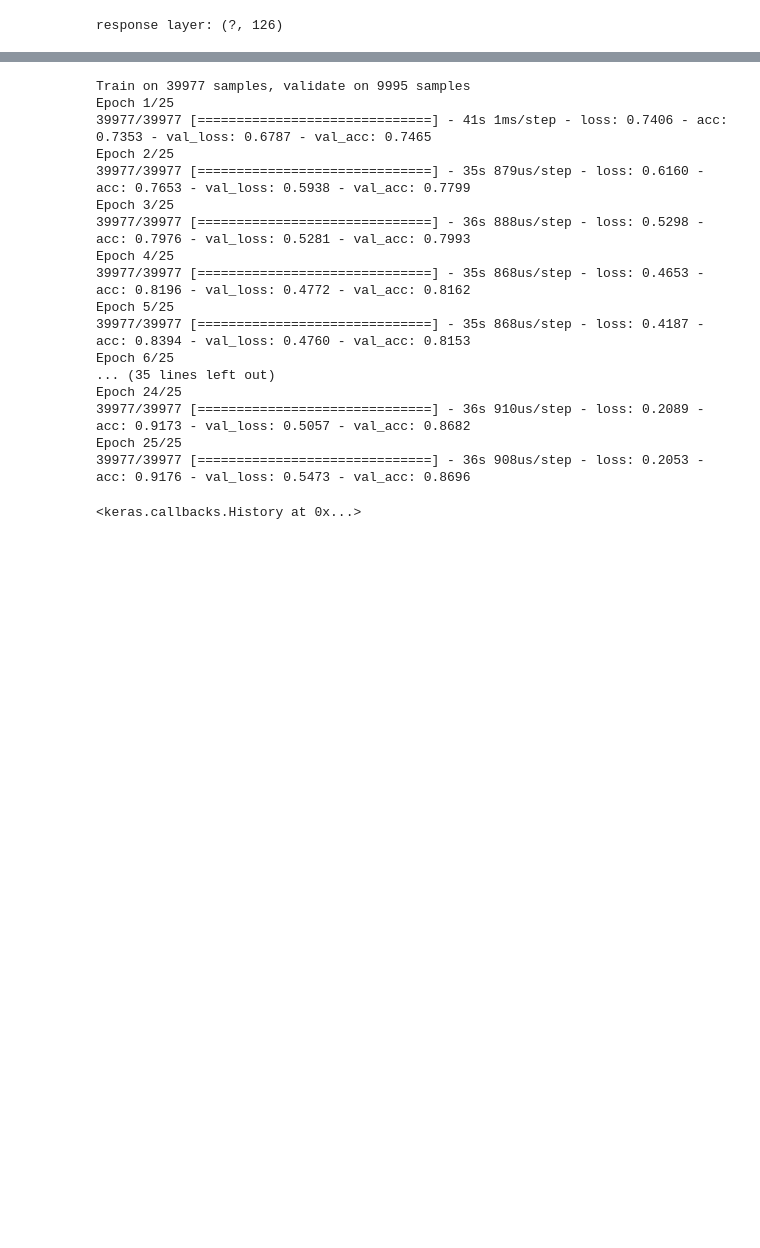
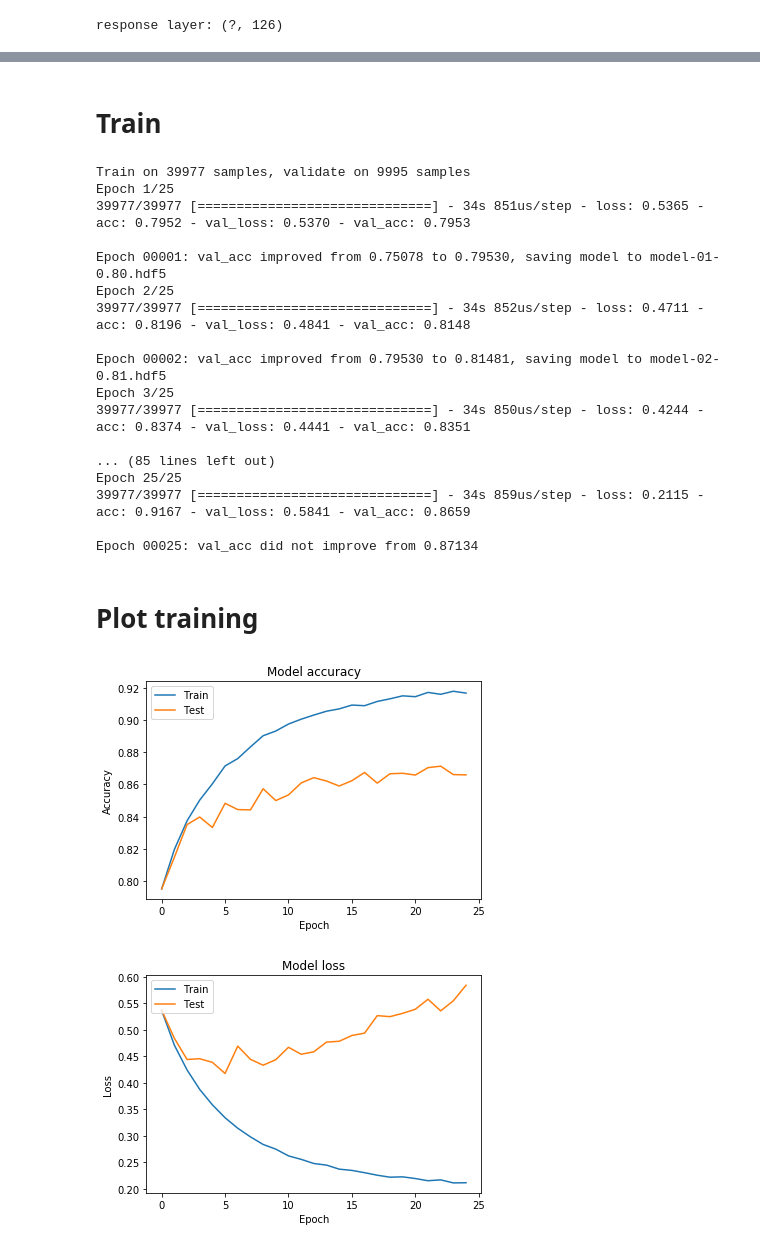
Before and after one commit to adinastoll/NLPDL_Project_MemNN, a Jupyter notebook: 4-keras-final.ipynb, the cells around one changed output, grey strips where cells are left out. Drawn from its saved outputs; the diff is of its cells as text; code cells hidden in the pictures; blank space fills up the shorter version.

Commit message:
add checkpoint callback; notebook visualizations; WIP inspecting model layers in notebook

```diff
--- a/4-keras-final.ipynb
+++ b/4-keras-final.ipynb
@@ -244,13 +252,13 @@ print('output', output.shape)  # (?, 15)
 # %% [output]
 output (?, 15)
 # %%
-response = concatenate([output, lstm_claim, cnn_claim])
+response = concatenate([output, lstm_claim, cnn_claim], name="input_for_dense_R")
 print('response layer:', response.shape)   # (?, 126)
 # %% [output]
 response layer: (?, 126)
 # %%
 # home stretch
-stance = Dense(300, activation='relu')(response)
+stance = Dense(300, activation='relu', name="dense")(response)
 stance = Dropout(0.3)(stance)
 preds = Dense(output_size, activation='softmax')(stance)
 # %%
@@ -287,25 +274,55 @@ utils.plot_model(model, to_file='model.png')
+# %% [markdown]
+# Train
+# %%
+filepath="model-{epoch:02d}-{val_acc:.2f}.hdf5"
+checkpoint = ModelCheckpoint(filepath, monitor='val_acc', verbose=1, save_best_only=True, mode='max')
 # %%
 # train
-model.fit([train_body, train_claim, train_p_tfidf], train_labels,
-          batch_size=batch_size,
-          epochs=epochs,
-          validation_data=([val_body, val_claim, val_p_tfidf], val_labels))
+history = model.fit(
+    [train_body, train_claim, train_p_tfidf], train_labels,
+    batch_size=batch_size,
+    epochs=epochs,
+    validation_data=([val_body, val_claim, val_p_tfidf], val_labels),
+    callbacks=[checkpoint]
+         )
 # %% [output]
 Train on 39977 samples, validate on 9995 samples
 Epoch 1/25
-39977/39977 [==============================] - 41s 1ms/step - loss: 0.7406 - acc: 0.7353 - val_loss: 0.6787 - val_acc: 0.7465
+39977/39977 [==============================] - 34s 851us/step - loss: 0.5365 - acc: 0.7952 - val_loss: 0.5370 - val_acc: 0.7953
+
+Epoch 00001: val_acc improved from 0.75078 to 0.79530, saving model to model-01-0.80.hdf5
 Epoch 2/25
-39977/39977 [==============================] - 35s 879us/step - loss: 0.6160 - acc: 0.7653 - val_loss: 0.5938 - val_acc: 0.7799
+39977/39977 [==============================] - 34s 852us/step - loss: 0.4711 - acc: 0.8196 - val_loss: 0.4841 - val_acc: 0.8148
+
+Epoch 00002: val_acc improved from 0.79530 to 0.81481, saving model to model-02-0.81.hdf5
 Epoch 3/25
-39977/39977 [==============================] - 36s 888us/step - loss: 0.5298 - acc: 0.7976 - val_loss: 0.5281 - val_acc: 0.7993
-Epoch 4/25
-39977/39977 [==============================] - 35s 868us/step - loss: 0.4653 - acc: 0.8196 - val_loss: 0.4772 - val_acc: 0.8162
-Epoch 5/25
-39977/39977 [==============================] - 35s 868us/step - loss: 0.4187 - acc: 0.8394 - val_loss: 0.4760 - val_acc: 0.8153
-Epoch 6/25
-... (35 lines left out)
-Epoch 24/25
-39977/39977 [==============================] - 36s 910us/step - loss: 0.2089 - acc: 0.9173 - val_loss: 0.5057 - val_acc: 0.8682
+39977/39977 [==============================] - 34s 850us/step - loss: 0.4244 - acc: 0.8374 - val_loss: 0.4441 - val_acc: 0.8351
+
+... (85 lines left out)
 Epoch 25/25
-39977/39977 [==============================] - 36s 908us/step - loss: 0.2053 - acc: 0.9176 - val_loss: 0.5473 - val_acc: 0.8696
+39977/39977 [==============================] - 34s 859us/step - loss: 0.2115 - acc: 0.9167 - val_loss: 0.5841 - val_acc: 0.8659
+
+Epoch 00025: val_acc did not improve from 0.87134
-<keras.callbacks.History at 0x...>
+# %% [markdown]
+# Plot training
+# %%
+# Plot training & validation accuracy values
+plt.plot(history.history['acc'])
+plt.plot(history.history['val_acc'])
+plt.title('Model accuracy')
+plt.ylabel('Accuracy')
+plt.xlabel('Epoch')
+plt.legend(['Train', 'Test'], loc='upper left')
+plt.show()
+
+# Plot training & validation loss values
+plt.plot(history.history['loss'])
+plt.plot(history.history['val_loss'])
+plt.title('Model loss')
+plt.ylabel('Loss')
+plt.xlabel('Epoch')
+plt.legend(['Train', 'Test'], loc='upper left')
+plt.show()
+# %% [output]
+[figure, added]
+[figure, added]
```
Also changed, not shown: parts of 38 cells of this notebook, 1 other file.
